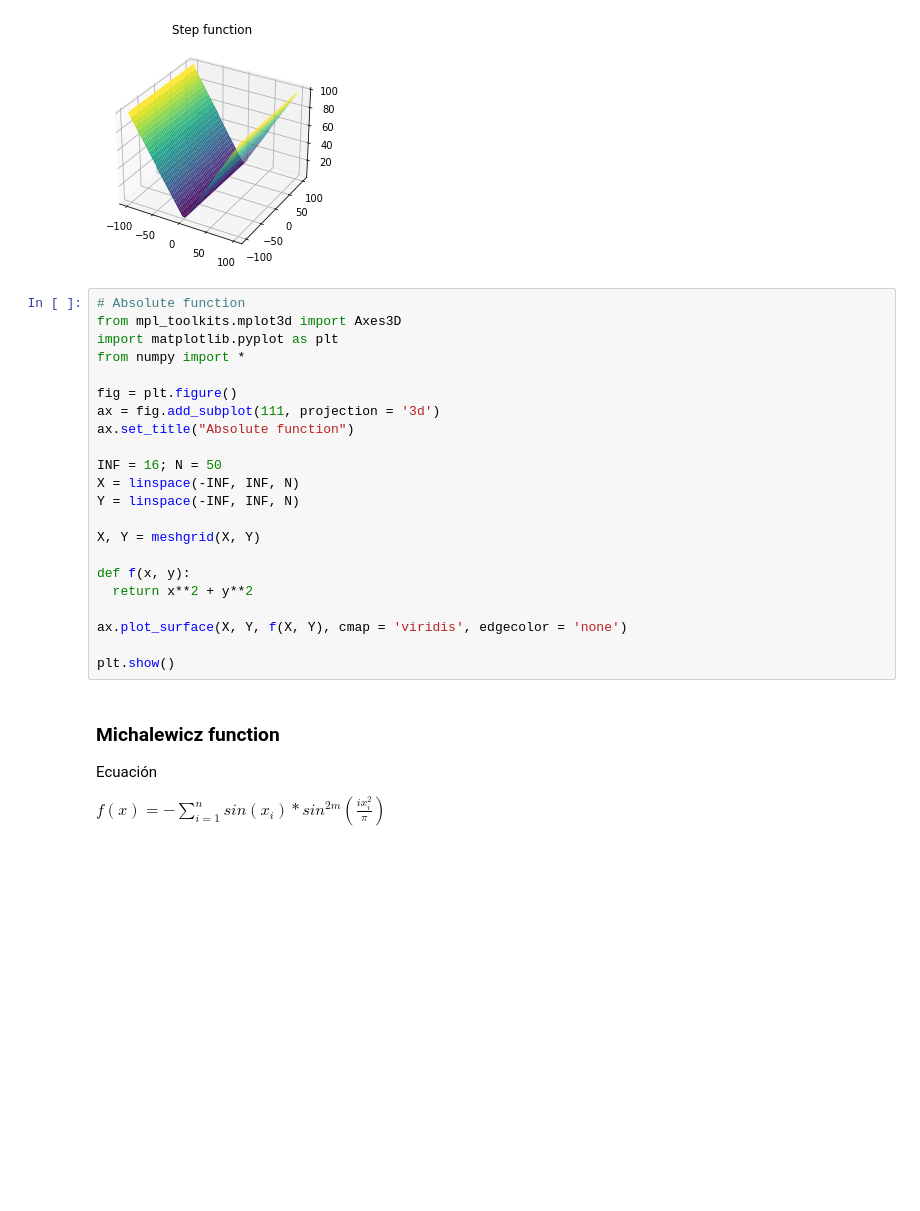
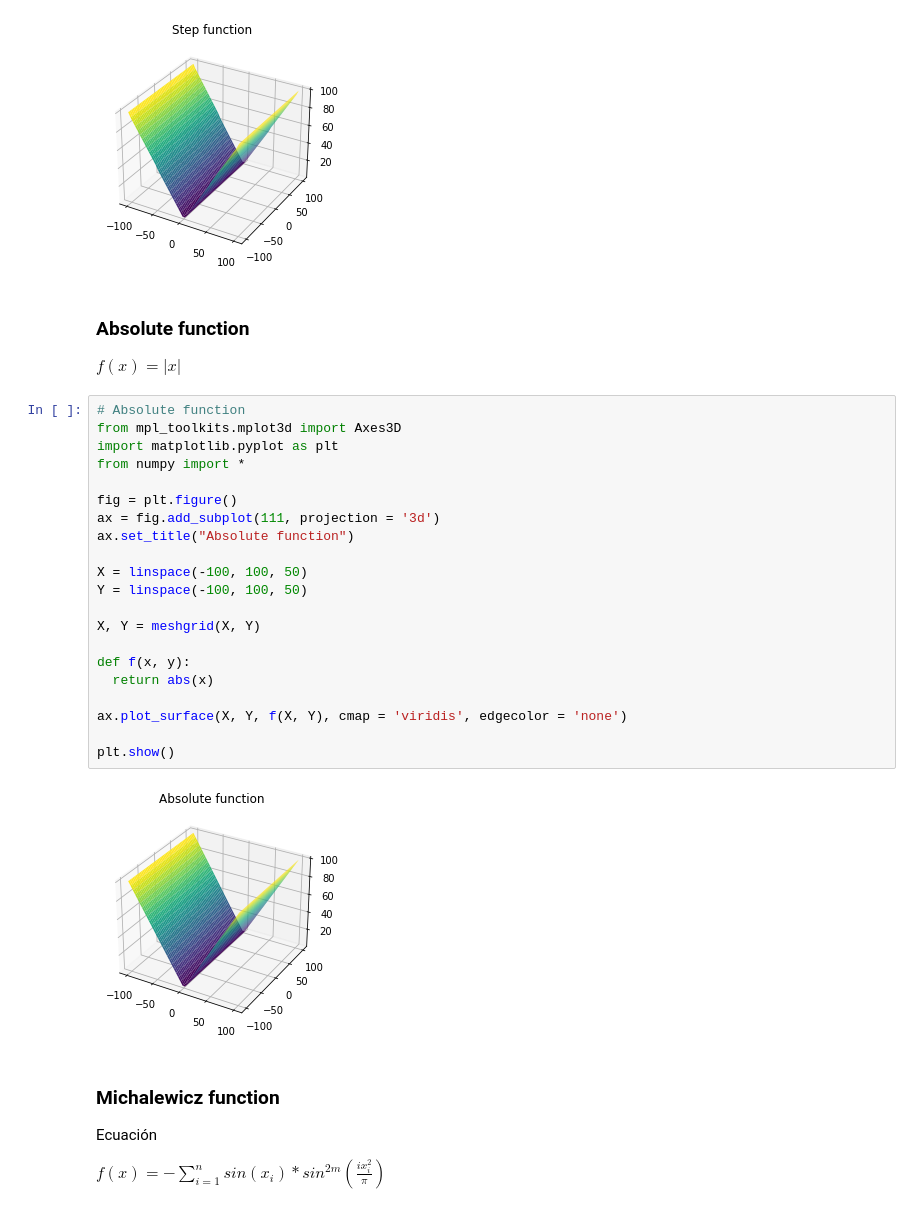
Before and after one commit to abraham-murillo/Seminario-inteligencia-artificial, a Jupyter notebook: tarea2.2.ipynb, the cells around one changed output. Drawn from its saved outputs; the diff is of its cells as text; blank space fills up the shorter version.

```diff
--- a/tarea2.2.ipynb
+++ b/tarea2.2.ipynb
@@ -64,28 +64,33 @@ ax.plot_surface(X, Y, f(X, Y), cmap = 'viridis', edgecolor = 'none')
 plt.show()
 # %% [output]
 [figure]
+# %% [markdown]
+### Absolute function
+
+$f(x) = |x|$
 # %%
 # Absolute function
 from mpl_toolkits.mplot3d import Axes3D
 import matplotlib.pyplot as plt
 from numpy import *
 
 fig = plt.figure()
 ax = fig.add_subplot(111, projection = '3d')
 ax.set_title("Absolute function")
 
-INF = 16; N = 50
-X = linspace(-INF, INF, N)
-Y = linspace(-INF, INF, N)
+X = linspace(-100, 100, 50)
+Y = linspace(-100, 100, 50)
 
 X, Y = meshgrid(X, Y)
 
 def f(x, y):
-  return x**2 + y**2
+  return abs(x)
 
 ax.plot_surface(X, Y, f(X, Y), cmap = 'viridis', edgecolor = 'none')
 
 plt.show()
+# %% [output]
+[figure, added]
 # %% [markdown]
 ### Michalewicz function
 
```
